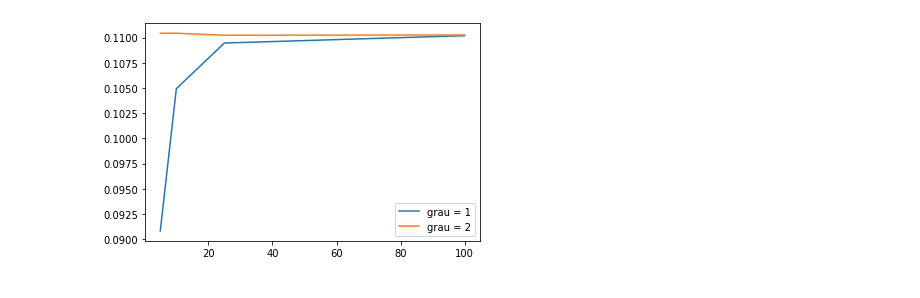
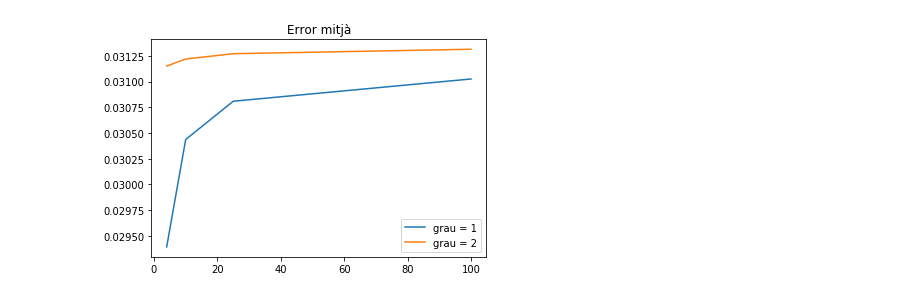
Before and after one commit to susanamerce/tfg_fisica, a Jupyter notebook: Poisson/poisson_exercici1.ipynb, the cells around one changed output. Drawn from its saved outputs; the diff is of its cells as text; code cells hidden in the pictures.

```diff
--- a/Poisson/poisson_exercici1.ipynb
+++ b/Poisson/poisson_exercici1.ipynb
@@ -2,7 +2,7 @@
 from dolfin import *
 import numpy as np
 # %%
-n_1=5
+n_1=4
 n_2=10
 n_3=25
 n_4=100
@@ -85,9 +105,7 @@ plot(u_a_05_V, label='Solució analítica')
 
 
 # Ara amb la funció numèrica
-eix_x = np.linspace(0, 1, 1000)
-u_y_05 = np.zeros(1000)
-
+u_y_05 = np.zeros(M)
 for i, x in enumerate(eix_x):
     u_y_05[i] = u(x,0.5)
 
@@ -95,12 +113,11 @@ for i, x in enumerate(eix_x):
 plt.plot(eix_x, u_y_05, label= 'Solució numèrica')
 plt.legend()
 plt.title("Solució de l'equació de Poisson per y=0.5")
-
 plt.show()
 
 # Representem ara la diferència entre les dos funcions
 
-error_05 = np.zeros(1000)
+error_05 = np.zeros(M)
 for i, x in enumerate(eix_x):
     error_05[i] = u_y_05[i] - u_a_y_05(x)
 plt.plot(eix_x, error_05)
@@ -121,8 +138,8 @@ plot(u_a_03_V, label='Solució analítica')
 
 
 # Ara amb la funció numèrica
-eix_x = np.linspace(0, 1, 1000)
-u_y_03 = np.zeros(1000)
+eix_x = np.linspace(0, 1, M)
+u_y_03 = np.zeros(M)
 
 for i, x in enumerate(eix_x):
     u_y_03[i] = u(x,0.3)
@@ -134,7 +151,7 @@ plt.show()
 
 # Representem ara la diferència entre les dos funcions
 
-error_03 = np.zeros(1000)
+error_03 = np.zeros(M)
 for i, x in enumerate(eix_x):
     error_03[i] = u_y_03[i] - u_a_y_03(x)
 plt.plot(eix_x, error_03)
@@ -291,6 +277,8 @@ Error local màxim : 1.10e-01
 # %%
 N=[n_1,n_2,n_3,n_4]
-e_max=[E_1,E_2,E_3,E_4] #llista dels diferents errors màxims en funció de les divisions de la quadrícula
-plt.plot(N,e_max)
+e_mitj_1=[E_1,E_2,E_3,E_4] #llista dels diferents errors màxims en funció de les divisions de la quadrícula
+plt.plot(N,e_mitj_1,label='Error mitjà')
+plt.title("Error en funció del mallat")
+plt.legend()
 plt.show()
 # %% [output]
@@ -491,12 +413,9 @@ Error local màxim : 1.10e-01
 # %%
-N=[n_1,n_2,n_3,n_4]
-e_max_2=[E_1,E_2,E_3,E_4] #llista dels diferents errors màxims en funció de les divisions de la quadrícula
-plt.plot(N,e_max, label = 'grau = 1')
-
-plt.plot(N,e_max_2, label = 'grau = 2')
+e_mitj_2=[E_1,E_2,E_3,E_4] #llista dels diferents errors màxims en funció de les divisions de la quadrícula
+plt.plot(N,e_mitj_1, label = 'grau = 1')
+plt.plot(N,e_mitj_2, label = 'grau = 2')
 plt.legend()
+plt.title('Error mitjà')
 plt.show()
-
-# seria interessant també mirar el temps de càlcul en funció del grau i de N!!
 # %% [output]
-[figure, old version]
+[figure, new version]
```
Also changed, not shown: parts of 13 cells of this notebook, 2 other files.
